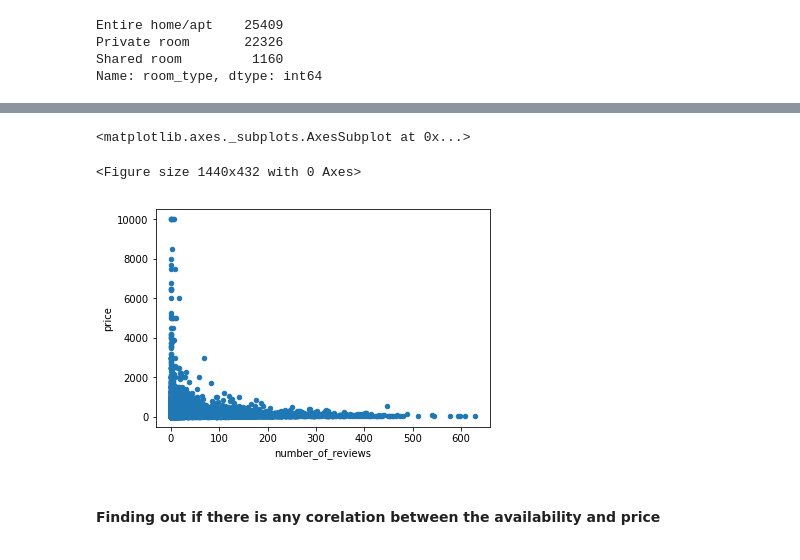
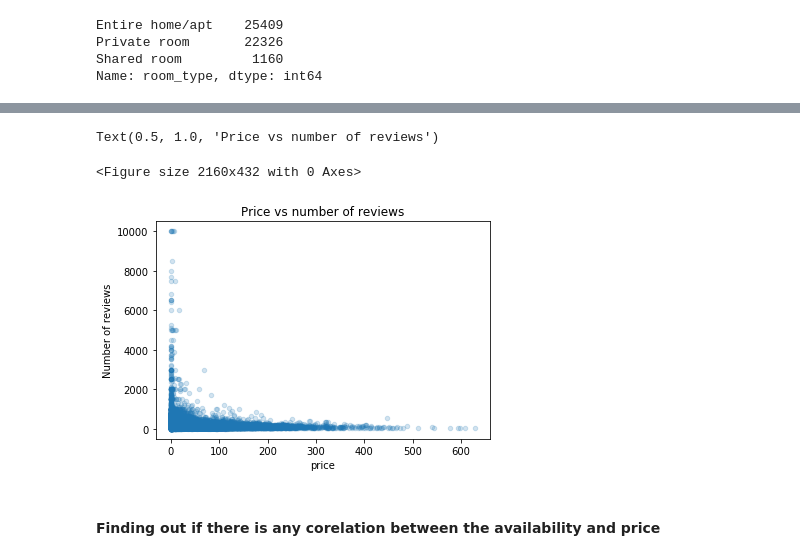
Before and after one commit to leosquintero/Airbnb-data-science-project, a Jupyter notebook: AirBnb EDA.ipynb, the cells around one changed output, grey strips where cells are left out. Cells and saved outputs as stored; diff of their text form; code cells hidden in the pictures.

```diff
--- a/AirBnb EDA.ipynb
+++ b/AirBnb EDA.ipynb
@@ -128,10 +138,13 @@ bnb.room_type.value_counts().head(30).plot("bar")
 # %%
-plt.figure(figsize=(20,6))
-bnb.plot.scatter(y = "price", x = "number_of_reviews")
+plt.figure(figsize=(30,6))
+x = bnb.plot.scatter(y = "price", x = "number_of_reviews", alpha = 0.2)
+x.set_xlabel('price')
+x.set_ylabel('Number of reviews')
+x.set_title('Price vs number of reviews')
 # %% [output]
-<matplotlib.axes._subplots.AxesSubplot at 0x...>
+Text(0.5, 1.0, 'Price vs number of reviews')
-<Figure size 1440x432 with 0 Axes>
+<Figure size 2160x432 with 0 Axes>
-[figure, old version]
+[figure, new version]
 # %% [markdown]
 #### Finding out if there is any corelation between the availability and price
 # %%
```
Also changed, not shown: parts of 6 cells of this notebook.
